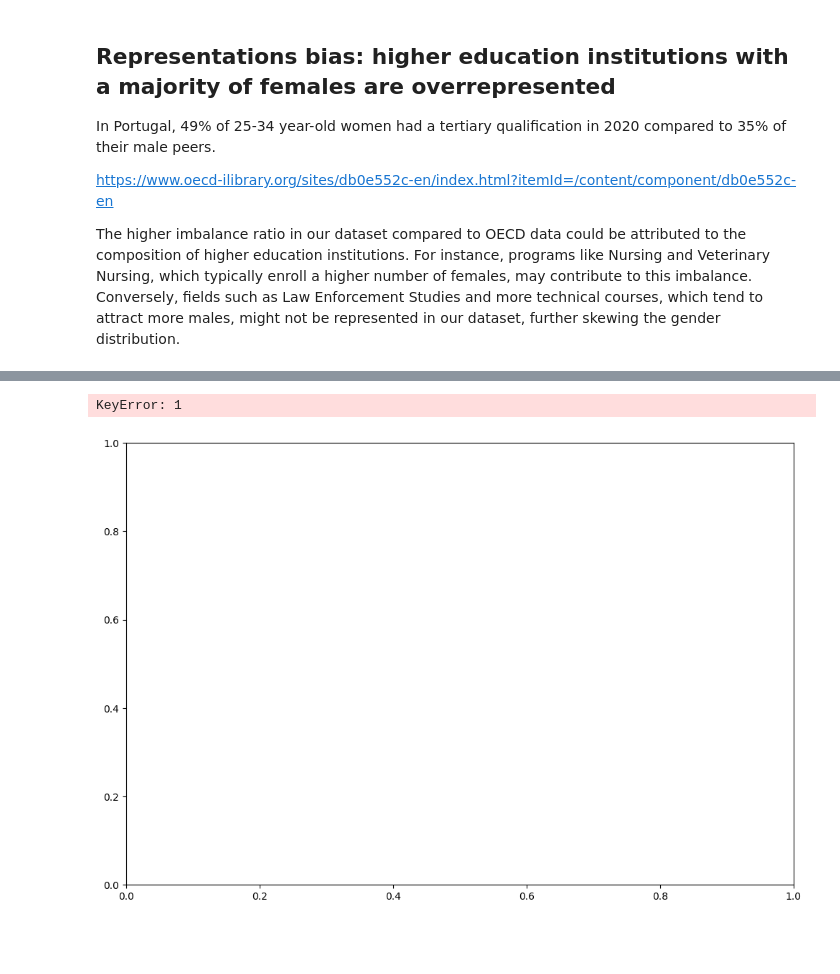
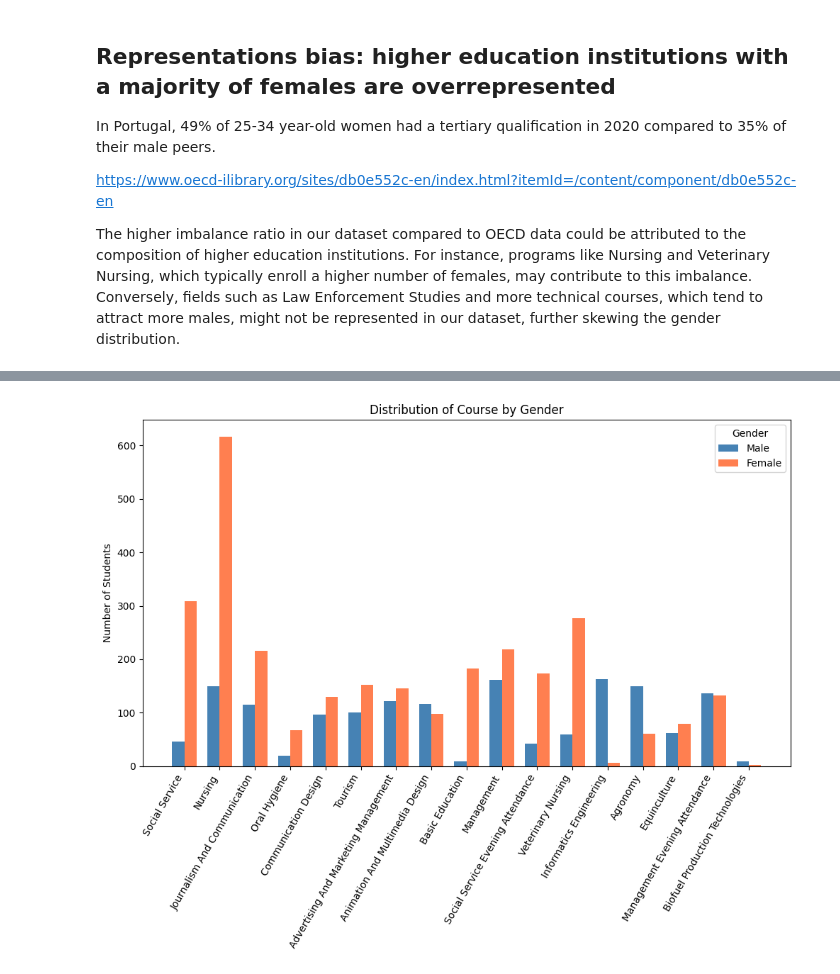
Before and after one commit to Xannadoo/Algorithmic_Fairness_Mandatories, a Jupyter notebook: Exam/Predicting_students_dropout_v2.ipynb, the cells around one changed output, grey strips where cells are left out. Cells and saved outputs as stored; diff of their text form; code cells hidden in the pictures; blank space fills up the shorter version.

```diff
--- a/Exam/Predicting_students_dropout_v2.ipynb
+++ b/Exam/Predicting_students_dropout_v2.ipynb
@@ -161,5 +161,17 @@ Dataset Imbalance is 3.03
-# %%
-plot_feature(feature_name='course', feature_mapping=dict_course, features_full=features_full, column_feature='gender', colors=['pink', 'skyblue'], labels=['Female', 'Male'], show_ratio=False)
-# %% [output]
-KeyError: 1
-[figure, removed]
+# %%
+## we had noticed a connection between courses/scholarship holders/gender:
+
+a = features_full[["course", "scholarship_holder"]].groupby('course').mean().reset_index().sort_values(by='scholarship_holder', ascending=False)
+
+c_order = list(a.course)
+
+plot_feature(feature_name='course',
+             features_full=features_full,
+             column_feature='gender',
+             order=c_order,
+             colors=['coral', 'steelblue'],
+             labels=['Female', 'Male'],
+             show_ratio=False, figsize=(10,8),
+             save=True, file_name='course_disp_gender')
+# %% [output]
+[figure, added]
```
Also changed, not shown: parts of 5 cells of this notebook, 7 other files.
